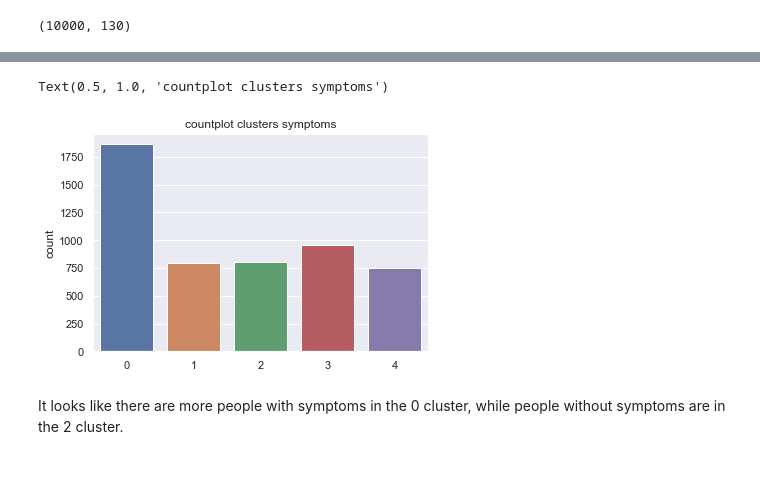
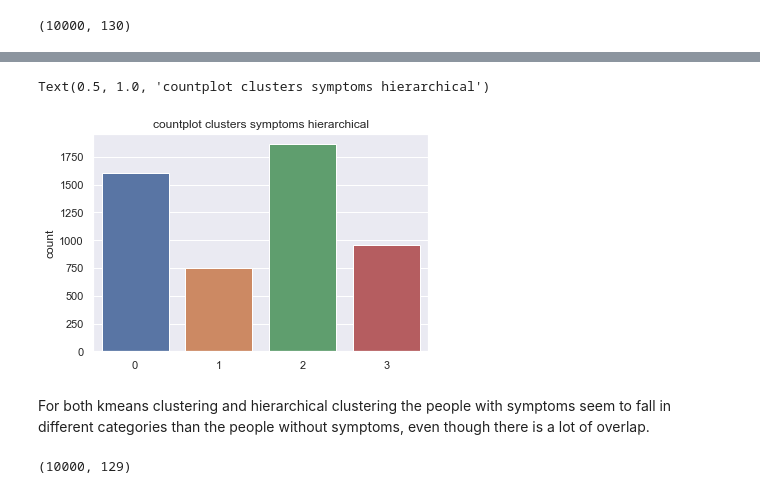
Before and after one commit to bjornite/IN-STK9000, a Jupyter notebook: Project_2/Project2.ipynb, the cells around one changed output, grey strips where cells are left out. Saved outputs shown, nothing was run; the diff lists cells and outputs as text; code cells hidden in the pictures.

```diff
--- a/Project_2/Project2.ipynb
+++ b/Project_2/Project2.ipynb
@@ -42 +58,3 @@ plt.show()
+# %%
+k = 4
 # %%
@@ -81,7 +95,7 @@ array([3, 1, 2, ..., 4, 2, 1])
 # %%
-obs_clusters = np.append(observations , clusters[:,None], 1)
-obs_clusters1 = np.append(observations, labels[:,None], 1)
+obs_clusters_hier = np.append(observations , h_clusters[:,None], 1)
+obs_clusters_kmeans = np.append(observations, k_clusters[:,None], 1)
 # %%
-obs_clusters = np.append(obs_clusters, labels[:,None], 1)
-obs_clusters1 = np.append(obs_clusters1, labels[:,None], 1)
+obs_clusters_hier = np.append(obs_clusters_hier, labels[:,None], 1)
+obs_clusters_kmeans = np.append(obs_clusters_kmeans, labels[:,None], 1)
 # %%
@@ -117,0 +122,6 @@ symptoms_false.shape
+# %%
+symptoms_true_h = obs_clusters_hier[np.where(obs_clusters_hier[:,129] != 0)]
+symptoms_true_k = obs_clusters_kmeans[np.where(obs_clusters_kmeans[:,129] != 0)]
+
+
+symptoms_true_h.shape
@@ -132,10 +202,10 @@ Text(0.5, 1.0, 'countplot clusters no symptoms')
 # %%
-clusters_symp = symptoms_true[:,128]
+clusters_symp_h = symptoms_true_h[:,128]
 
-sns.countplot(clusters_symp)
-plt.title('countplot clusters symptoms')
+sns.countplot(clusters_symp_h)
+plt.title('countplot clusters symptoms hierarchical')
 # %% [output]
-Text(0.5, 1.0, 'countplot clusters symptoms')
+Text(0.5, 1.0, 'countplot clusters symptoms hierarchical')
-[figure, old version]
+[figure, new version]
-# %% [markdown]
-It looks like there are more people with symptoms in the 0 cluster, while people without symptoms are in the 2 cluster.
+# %% [markdown]
+For both kmeans clustering and hierarchical clustering the people with symptoms seem to fall in different categories than the people without symptoms, even though there is a lot of overlap.
@@ -141,0 +215,7 @@ It looks like there are more people with symptoms in the 0 cluster, while people
+# %%
+data = np.append(observations, labels[:,None], 1)
+data.shape
+
+#target = data[:,128]
+# %% [output]
+(10000, 129)
```
Also changed, not shown: parts of 34 cells of this notebook.
